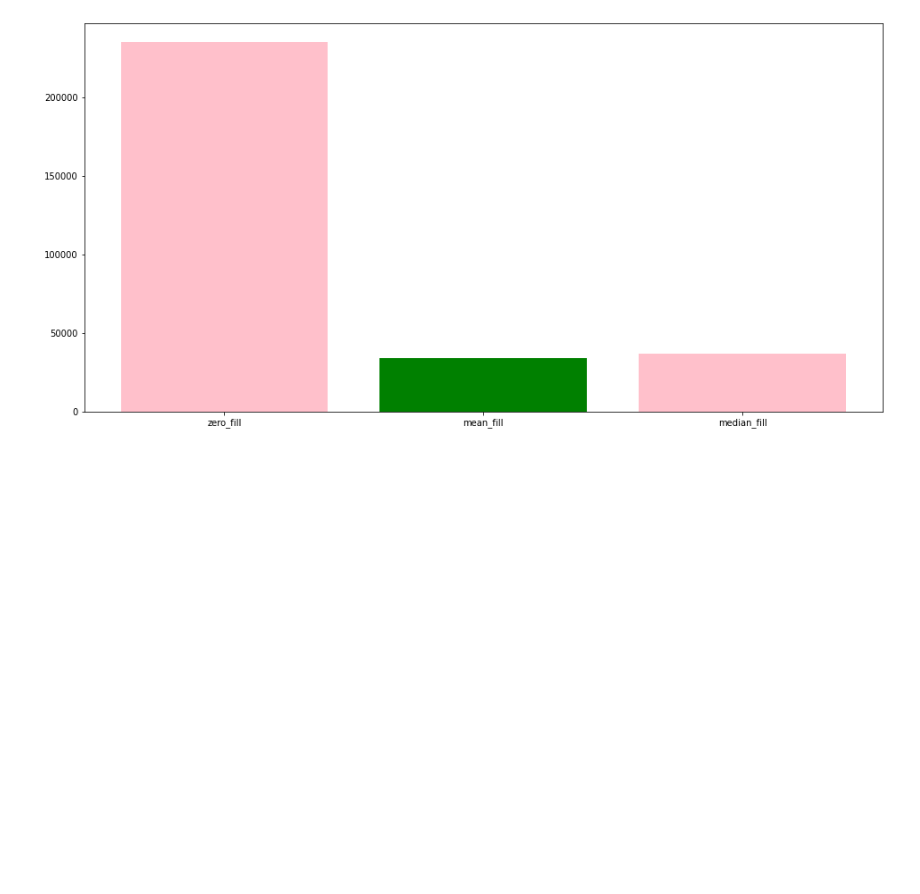
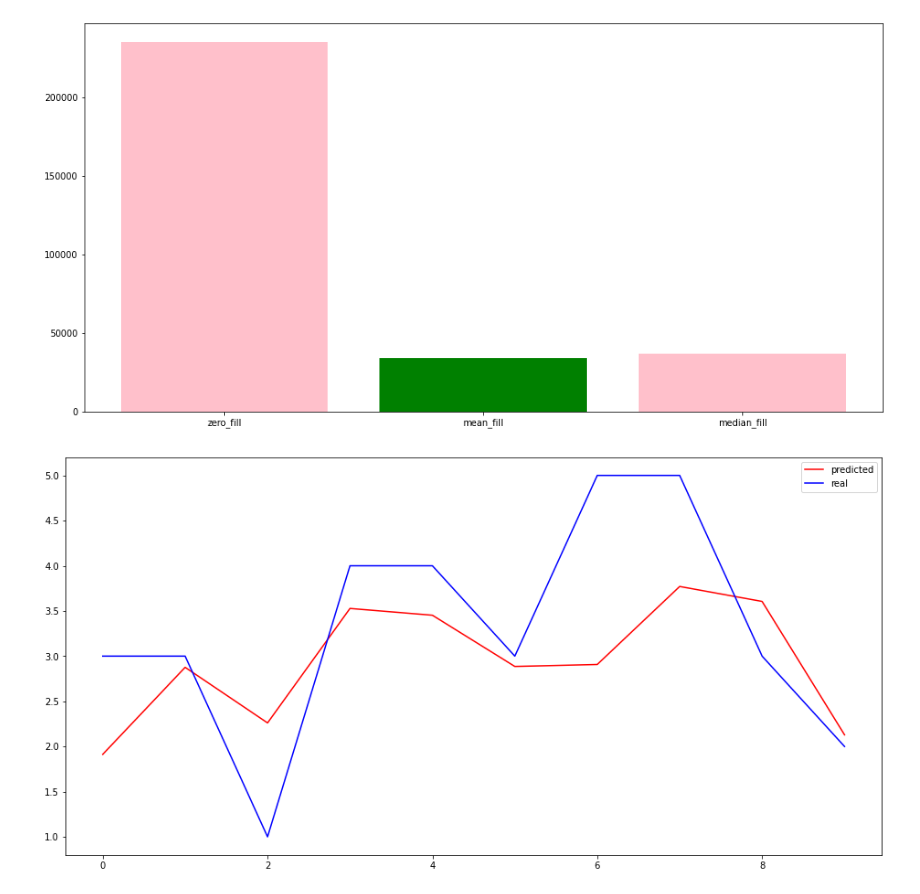
Before and after one commit to Parsa2820/la-project, a Jupyter notebook: project.ipynb, the cells around one changed output. Saved outputs shown, nothing was run; the diff lists cells and outputs as text; code cells hidden in the pictures; blank space fills up the shorter version.

Commit message:
Visualize recommender

```diff
--- a/project.ipynb
+++ b/project.ipynb
@@ -241,22 +243,29 @@ def collaborative_filtering(utility_data, fill_method, feature_num=8):
     filled_utility_data = fill_method(utility_data)
     utility_matrix = dataframe_to_tensor(filled_utility_data)
     assert not torch.isnan(utility_matrix).any(), 'Utility matrix contains NaN values'
+    # subtract the mean of each feature from the whole matrix
+    mean = utility_matrix.mean(dim=0)
+    utility_matrix.sub_(mean.expand_as(utility_matrix))
     u, s, v = torch.svd(utility_matrix)
     s = torch.diag(s)
     u_reduced = u[:, :feature_num]
     s_reduced = s[:feature_num, :feature_num]
     vt_reduced = v.t()[:feature_num, :]
     predicted_matrix = torch.mm(torch.mm(u_reduced, s_reduced), vt_reduced)
+    predicted_matrix.add_(mean.expand_as(predicted_matrix))
     return predicted_matrix
 # %%
 """
 Evaluation
 We use sum of squared error to evaluate the performance of the algorithm.
 """
+def predict(prediction_matrix: torch.tensor, user: int, movie: int):
+    return prediction_matrix[user-1, movie-1]
+
 def evaluate(prediction_matrix: torch.tensor, test_data: pd.DataFrame):
     error = 0
     for _, user, movie, rating in test_data.itertuples():
-        prediction = prediction_matrix[user-1, movie-1]
+        prediction = predict(prediction_matrix, user, movie)
         error += (prediction - rating)**2
     return error
 # %%
@@ -283,3 +292,32 @@ plt.show()
 pass
 # %% [output]
 [figure]
+# %%
+"""
+Pack all the functions
+As we can see, the best fill method is mean_fill.
+So we use mean_fill generated matrix to implement the recommender.
+"""
+def recommender(user, movie):
+    return predict(best_prediction_matrix, user, movie)
+# %%
+"""
+Visualize prediction result for 10 random (user, movie) pairs from the test set.
+"""
+visualization_sample_size = 10
+visualization_sample = test_data.sample(visualization_sample_size)
+predicted_ratings = []
+real_ratings = []
+
+for _, user, movie, rating in visualization_sample.itertuples():
+    predicted_ratings.append(recommender(user, movie))
+    real_ratings.append(rating)
+
+x = range(visualization_sample_size)
+# Plot the predicted ratings and real ratings in the same plot
+plt.plot(x, predicted_ratings, 'r', label='predicted')
+plt.plot(x, real_ratings, 'b', label='real')
+plt.legend()
+pass
+# %% [output]
+[figure, added]
```
Also changed, not shown: parts of 1 cell of this notebook.
